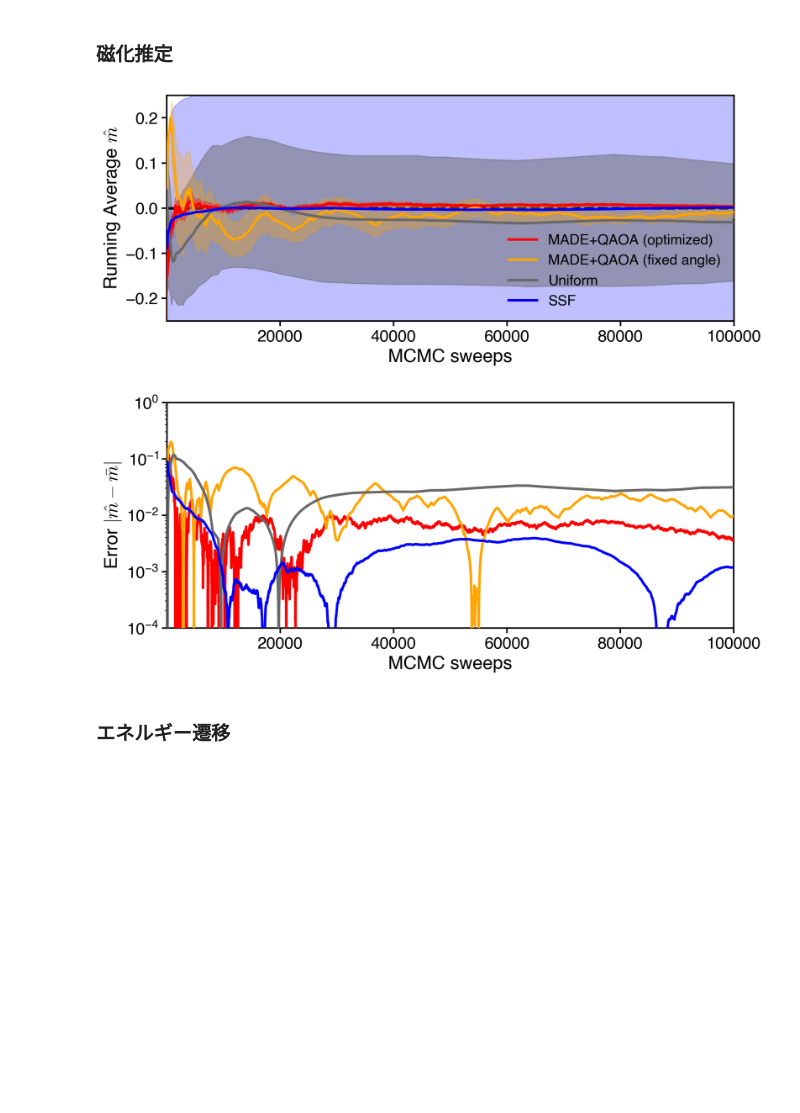
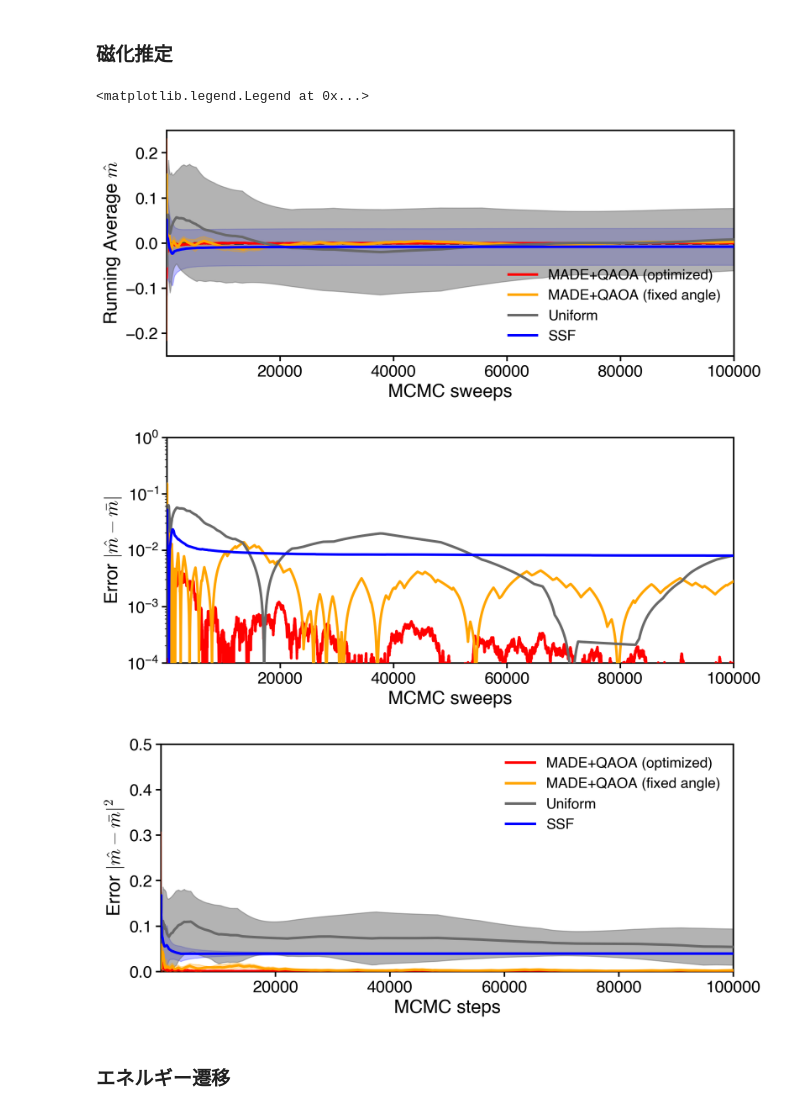
Before and after one commit to yuichiro-nakano/data_for_qaoa-made-mcmc, a Jupyter notebook: figure/make_fig.ipynb, the cells around one changed output. Cells and saved outputs as stored; diff of their text form; code cells hidden in the pictures; blank space fills up the shorter version.

```diff
--- a/figure/make_fig.ipynb
+++ b/figure/make_fig.ipynb
@@ -218,7 +218,7 @@ beta = 5.0
 # %% [markdown]
 ### データのロード
 # %%
-data_folder_name = 'result/mcmc_simulation/{0}_sites_result_3/'.format(n_spin)
+data_folder_name = 'result/mcmc_simulation/{0}_sites_result_2/'.format(n_spin)
 
 # データ取得
 opt_qaoa_made_result = np.load(data_folder_name+"opt_qaoa_made_result.npy")
@@ -235,6 +235,7 @@ with open(str(fname_in), 'rb') as f:
 # 形状確認
 print(opt_qaoa_made_result.shape)
 print(opt_qaoa_made_result.dtype)
+# axis0: chain, axis1: step, axis2: x
 # %% [output]
 (10, 100001, 25)
 int8
@@ -256,21 +257,29 @@ true_val = 0.0
 # 平均磁化
 opt_qaoa_made_mag = np.average(opt_qaoa_made_result, axis=2)
 opt_qaoa_made_mag_hist = np.cumsum(opt_qaoa_made_mag, axis=1) / normalize
+opt_qaoa_made_mag_error_mean = np.average(np.abs(opt_qaoa_made_mag_hist), axis=0)[0:n_step+1]
+opt_qaoa_made_mag_error_std = np.std(np.abs(opt_qaoa_made_mag_hist), axis=0, ddof=1)[0:n_step+1]
 opt_qaoa_made_mag_mean = np.average(opt_qaoa_made_mag_hist, axis=0)[0:n_step+1]
 opt_qaoa_made_mag_std = np.std(opt_qaoa_made_mag_hist, axis=0, ddof=1)[0:n_step+1]
 
 fix_qaoa_made_mag = np.average(fix_qaoa_made_result, axis=2)
 fix_qaoa_made_mag_hist = np.cumsum(fix_qaoa_made_mag, axis=1) / normalize
+fix_qaoa_made_mag_error_mean = np.average(np.abs(fix_qaoa_made_mag_hist), axis=0)[0:n_step+1]
+fix_qaoa_made_mag_error_std = np.std(np.abs(fix_qaoa_made_mag_hist), axis=0, ddof=1)[0:n_step+1]
 fix_qaoa_made_mag_mean = np.average(fix_qaoa_made_mag_hist, axis=0)[0:n_step+1]
 fix_qaoa_made_mag_std = np.std(fix_qaoa_made_mag_hist, axis=0, ddof=1)[0:n_step+1]
 
 uniform_mag = np.average(uniform_result, axis=2)
 uniform_mag_hist = np.cumsum(uniform_mag, axis=1) / normalize
+uniform_mag_error_mean = np.average(np.abs(uniform_mag_hist), axis=0)[0:n_step+1]
+uniform_mag_error_std = np.std(np.abs(uniform_mag_hist), axis=0, ddof=1)[0:n_step+1]
 uniform_mag_mean = np.average(uniform_mag_hist, axis=0)[0:n_step+1]
 uniform_mag_std = np.std(uniform_mag_hist, axis=0, ddof=1)[0:n_step+1]
 
 ssf_mag = np.average(ssf_result, axis=2)
 ssf_mag_hist = np.cumsum(ssf_mag, axis=1) / normalize
+ssf_mag_error_mean = np.average(np.abs(ssf_mag_hist), axis=0)[0:n_step+1]
+ssf_mag_error_std = np.std(np.abs(ssf_mag_hist), axis=0, ddof=1)[0:n_step+1]
 ssf_mag_mean = np.average(ssf_mag_hist, axis=0)[0:n_step+1]
 ssf_mag_std = np.std(ssf_mag_hist, axis=0, ddof=1)[0:n_step+1]
 # %%
@@ -312,35 +321,66 @@ ax2.tick_params(axis="x", which='major', width=1.5)
 ax2.legend(fontsize=14, loc='lower right', frameon=False)
 
 fig2_2, ax2_2 = plt.subplots(figsize=(10,4), dpi=200)
 
 ax2_2.spines["top"].set_linewidth(spines)
 ax2_2.spines["left"].set_linewidth(spines)
 ax2_2.spines["bottom"].set_linewidth(spines)
 ax2_2.spines["right"].set_linewidth(spines)
 
 ax2_2.plot(np.arange(n_step+1), np.abs(opt_qaoa_made_mag_mean-true_val), color='red', linewidth=linewidth, label='MADE+QAOA (optimized)', zorder=5)
 ax2_2.plot(np.arange(n_step+1), np.abs(fix_qaoa_made_mag_mean-true_val), color='orange', linewidth=linewidth, label='MADE+QAOA (fixed angle)', zorder=5)
 ax2_2.plot(np.arange(n_step+1), np.abs(uniform_mag_mean-true_val), color='dimgrey', linewidth=linewidth, label='Uniform', zorder=5)
 ax2_2.plot(np.arange(n_step+1), np.abs(ssf_mag_mean-true_val), color='blue', linewidth=linewidth, label='SSF', zorder=5)
 
 ax2_2.set_yscale('log')
 ax2_2.set_xlim(1, n_step)
 #ax2_2.set_xscale('log')
 ax2_2.set_ylim(1e-4, 1e0)
 ax2_2.set_xlabel('MCMC sweeps', fontsize=18)
 ax2_2.set_ylabel(r'Error $|\hat{m} - \bar{m}|$', fontsize=18)
 ax2_2.tick_params(width=1.5, labelsize=16, length=5, labelbottom=True)
 ax2_2.tick_params(axis="x", which='major', width=1.5)
 #ax2_2.legend(fontsize=14, loc='lower right', frameon=False)
 
 #fig2.savefig("figure/mag_est_ave_result.svg", dpi=300, bbox_inches='tight')
 #fig2.savefig("figure/mag_est_ave_result.png", dpi=300, bbox_inches='tight')
 
 #fig2_2.savefig("figure/mag_est_error_result.svg", dpi=300, bbox_inches='tight')
 #fig2_2.savefig("figure/mag_est_error_result.png", dpi=300, bbox_inches='tight')
+
+fig2_3, ax2_3 = plt.subplots(figsize=(10,4), dpi=200)
+
+ax2_3.spines["top"].set_linewidth(spines)
+ax2_3.spines["left"].set_linewidth(spines)
+ax2_3.spines["bottom"].set_linewidth(spines)
+ax2_3.spines["right"].set_linewidth(spines)
+
+ax2_3.plot(np.arange(n_step+1), opt_qaoa_made_mag_error_mean, color='red', linewidth=linewidth, label='MADE+QAOA (optimized)', zorder=5)
+ax2_3.fill_between(np.arange(n_step+1), opt_qaoa_made_mag_error_mean+opt_qaoa_made_mag_error_std, opt_qaoa_made_mag_error_mean-opt_qaoa_made_mag_error_std, color='red', alpha=0.3, zorder=4)
+
+ax2_3.plot(np.arange(n_step+1), fix_qaoa_made_mag_error_mean, color='orange', linewidth=linewidth, label='MADE+QAOA (fixed angle)', zorder=5)
+ax2_3.fill_between(np.arange(n_step+1), fix_qaoa_made_mag_error_mean+fix_qaoa_made_mag_error_std, fix_qaoa_made_mag_error_mean-fix_qaoa_made_mag_error_std, color='orange', alpha=0.3, zorder=3)
+
+ax2_3.plot(np.arange(n_step+1), uniform_mag_error_mean, color='dimgrey', linewidth=linewidth, label='Uniform', zorder=5)
+ax2_3.fill_between(np.arange(n_step+1), uniform_mag_error_mean+uniform_mag_error_std, uniform_mag_error_mean-uniform_mag_error_std, color='dimgrey', alpha=0.5, zorder=2)
+
+ax2_3.plot(np.arange(n_step+1), ssf_mag_error_mean, color='blue', linewidth=linewidth, label='SSF', zorder=5)
+ax2_3.fill_between(np.arange(n_step+1), ssf_mag_error_mean+ssf_mag_error_std, ssf_mag_error_mean-ssf_mag_error_std, color='blue', alpha=0.25, zorder=1)
+
+ax2_3.axhline(true_val, color='black', linestyle='--', linewidth=linewidth)
+
+ax2_3.set_xlim(1, n_step)
+ax2_3.set_ylim(0.0,0.5)
+ax2_3.set_xlabel('MCMC steps', fontsize=18)
+ax2_3.set_ylabel(r'Error ${|\hat{m} - \bar{m}|}^2$', fontsize=18)
+ax2_3.tick_params(width=1.5, labelsize=16, length=5, labelbottom=True)
+ax2_3.tick_params(axis="x", which='major', width=1.5)
+ax2_3.legend(fontsize=14, loc='upper right', frameon=False)
 # %% [output]
+<matplotlib.legend.Legend at 0x...>
-[figure, old version]
+[figure, new version]
-[figure, old version]
+[figure, new version]
+[figure, added]
 # %% [markdown]
 ### エネルギー遷移
 # %%
```
Also changed, not shown: parts of 3 cells of this notebook, 27 other files.
